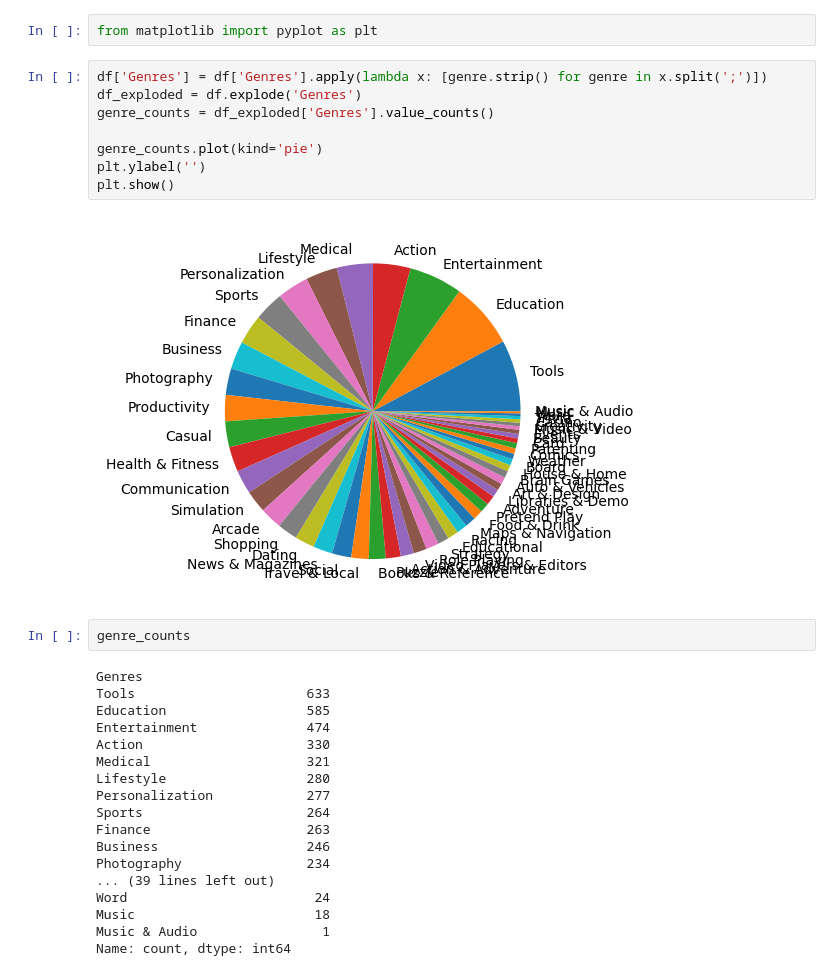
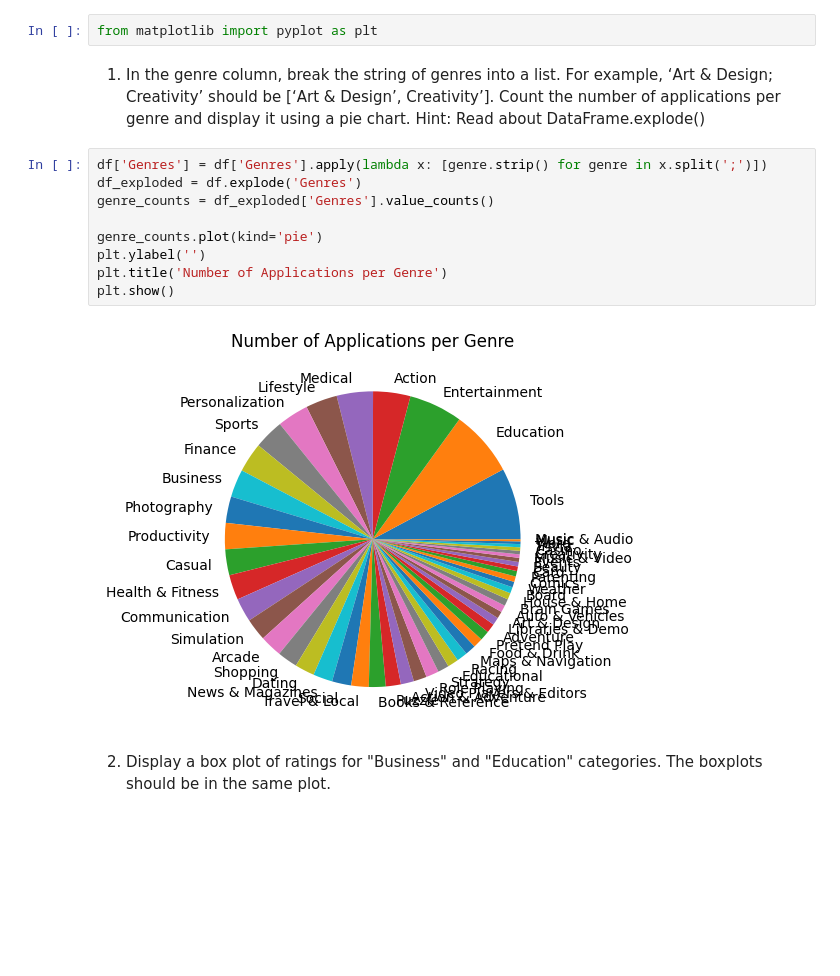
Before and after one commit to woogyeom/CS210-Assignment-3, a Jupyter notebook: Problem3.ipynb, the cells around one changed output. Saved outputs shown, nothing was run; the diff lists cells and outputs as text; blank space fills up the shorter version.

```diff
--- a/Problem3.ipynb
+++ b/Problem3.ipynb
@@ -124,36 +253,23 @@ average_price, max_price, min_price
 Visualization
 # %%
 from matplotlib import pyplot as plt
+# %% [markdown]
+1. In the genre column, break the string of genres into a list. For example, ‘Art & Design; Creativity’ should be [‘Art & Design’, Creativity’].
+Count the number of applications per genre and display it using a pie chart.
+Hint: Read about DataFrame.explode()
 # %%
 df['Genres'] = df['Genres'].apply(lambda x: [genre.strip() for genre in x.split(';')])
 df_exploded = df.explode('Genres')
 genre_counts = df_exploded['Genres'].value_counts()
 
 genre_counts.plot(kind='pie')
 plt.ylabel('')
+plt.title('Number of Applications per Genre')
 plt.show()
 # %% [output]
-[figure, old version]
+[figure, new version]
-# %%
-genre_counts
-# %% [output]
-Genres
-Tools                      633
-Education                  585
-Entertainment              474
-Action                     330
-Medical                    321
-Lifestyle                  280
-Personalization            277
-Sports                     264
-Finance                    263
-Business                   246
-Photography                234
-... (39 lines left out)
-Word                        24
-Music                       18
-Music & Audio                1
-Name: count, dtype: int64
+# %% [markdown]
+2. Display a box plot of ratings for "Business" and "Education" categories. The boxplots should be in the same plot.
 # %%
 business_ratings = df[df['Category'].str.upper() == 'BUSINESS']['Rating']
 education_ratings = df[df['Category'].str.upper() == 'EDUCATION']['Rating']
```
Also changed, not shown: parts of 21 cells of this notebook, 13 other files.
